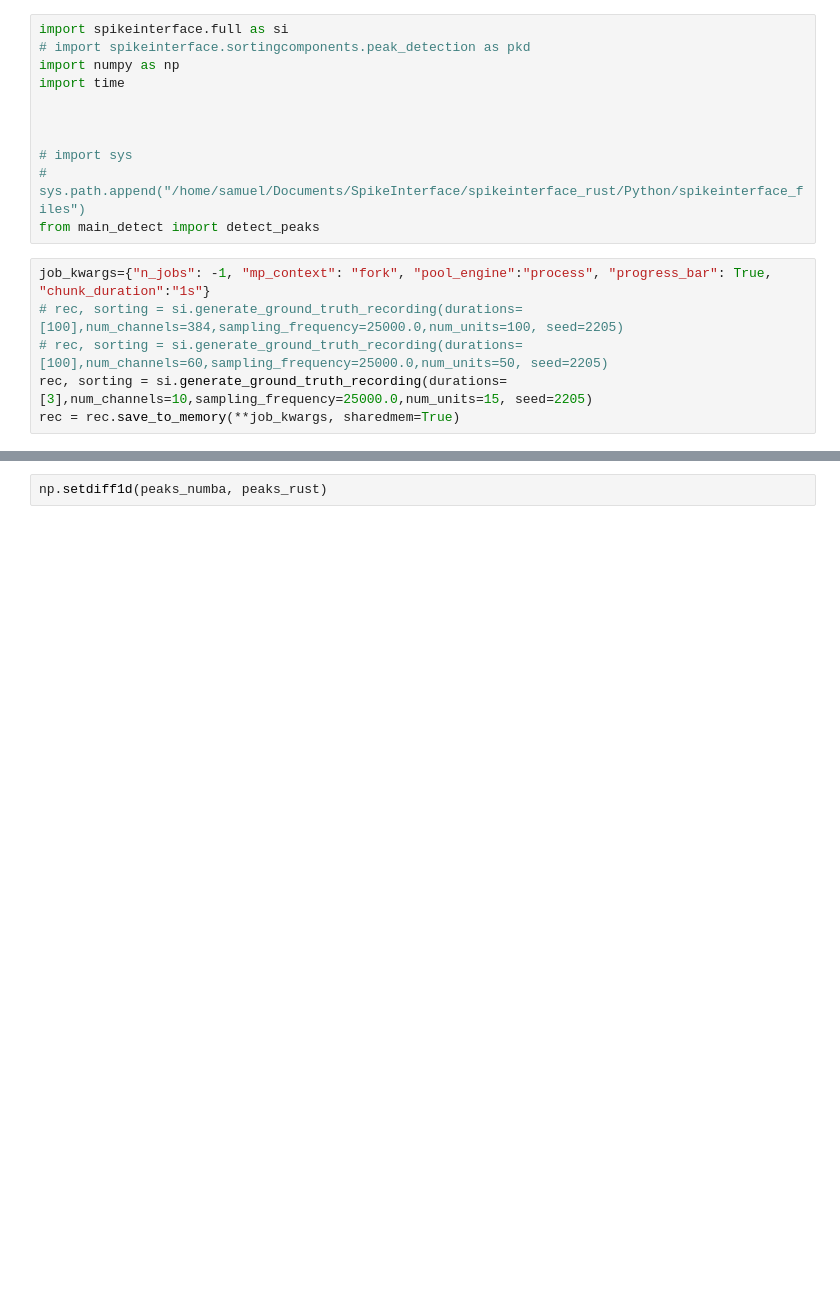
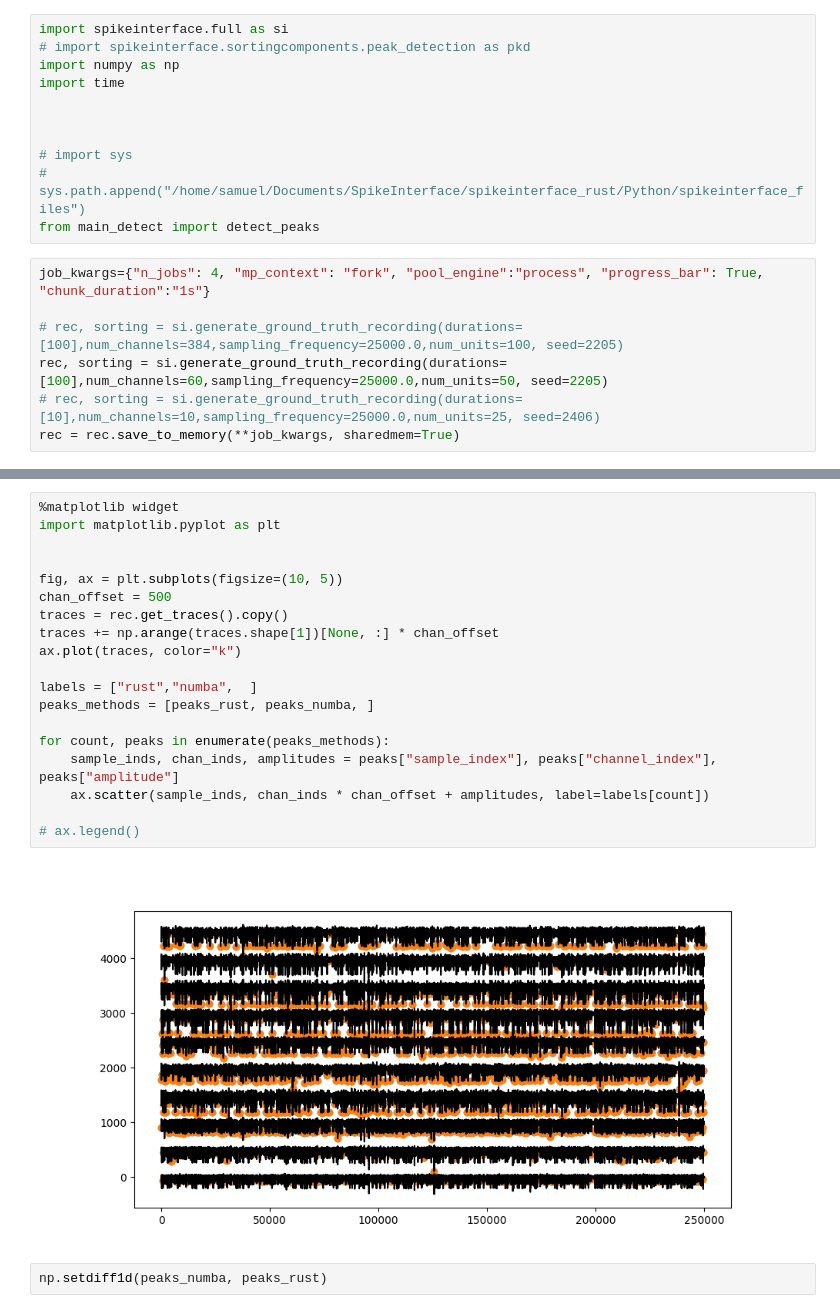
Before and after one commit to afonlupt/spikeinterface_rust, a Jupyter notebook: Python/peak_detection_benchmark_sam.ipynb, the cells around one changed output, grey strips where cells are left out. Saved outputs shown, nothing was run; the diff lists cells and outputs as text; blank space fills up the shorter version.

```diff
--- a/Python/peak_detection_benchmark_sam.ipynb
+++ b/Python/peak_detection_benchmark_sam.ipynb
@@ -16,10 +15,11 @@ import time
 # sys.path.append("/home/samuel/Documents/SpikeInterface/spikeinterface_rust/Python/spikeinterface_files")
 from main_detect import detect_peaks
 # %%
-job_kwargs={"n_jobs": -1, "mp_context": "fork", "pool_engine":"process", "progress_bar": True, "chunk_duration":"1s"}
+job_kwargs={"n_jobs": 4, "mp_context": "fork", "pool_engine":"process", "progress_bar": True, "chunk_duration":"1s"}
+
 # rec, sorting = si.generate_ground_truth_recording(durations=[100],num_channels=384,sampling_frequency=25000.0,num_units=100, seed=2205)
-# rec, sorting = si.generate_ground_truth_recording(durations=[100],num_channels=60,sampling_frequency=25000.0,num_units=50, seed=2205)
-rec, sorting = si.generate_ground_truth_recording(durations=[3],num_channels=10,sampling_frequency=25000.0,num_units=15, seed=2205)
+rec, sorting = si.generate_ground_truth_recording(durations=[100],num_channels=60,sampling_frequency=25000.0,num_units=50, seed=2205)
+# rec, sorting = si.generate_ground_truth_recording(durations=[10],num_channels=10,sampling_frequency=25000.0,num_units=25, seed=2406)
 rec = rec.save_to_memory(**job_kwargs, sharedmem=True)
 # %%
 
@@ -71,3 +62,24 @@ print(peaks_rust[-10:-1])
+# %%
+%matplotlib widget
+import matplotlib.pyplot as plt
+
+
+fig, ax = plt.subplots(figsize=(10, 5))
+chan_offset = 500
+traces = rec.get_traces().copy()
+traces += np.arange(traces.shape[1])[None, :] * chan_offset
+ax.plot(traces, color="k")
+
+labels = ["rust","numba",  ]
+peaks_methods = [peaks_rust, peaks_numba, ]
+
+for count, peaks in enumerate(peaks_methods):
+    sample_inds, chan_inds, amplitudes = peaks["sample_index"], peaks["channel_index"], peaks["amplitude"]
+    ax.scatter(sample_inds, chan_inds * chan_offset + amplitudes, label=labels[count])
+
+# ax.legend()
+# %% [output]
+[figure, added]
 # %%
 np.setdiff1d(peaks_numba, peaks_rust)
 # %% [output]
```
Also changed, not shown: parts of 5 cells of this notebook, 3 other files.
